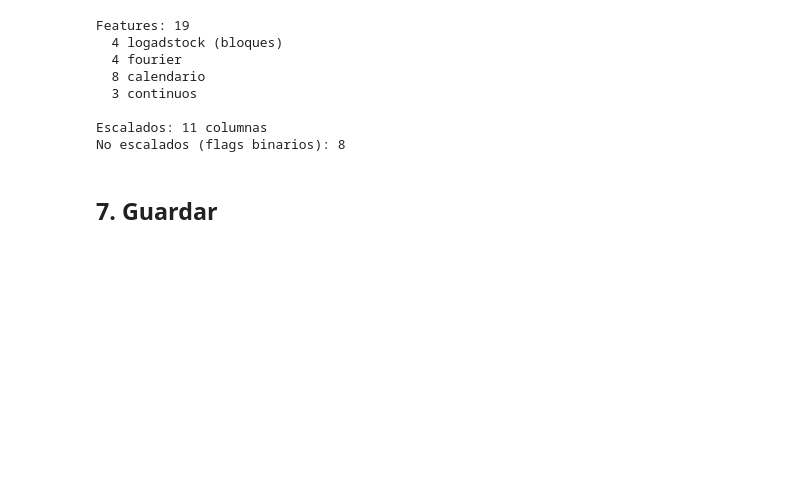
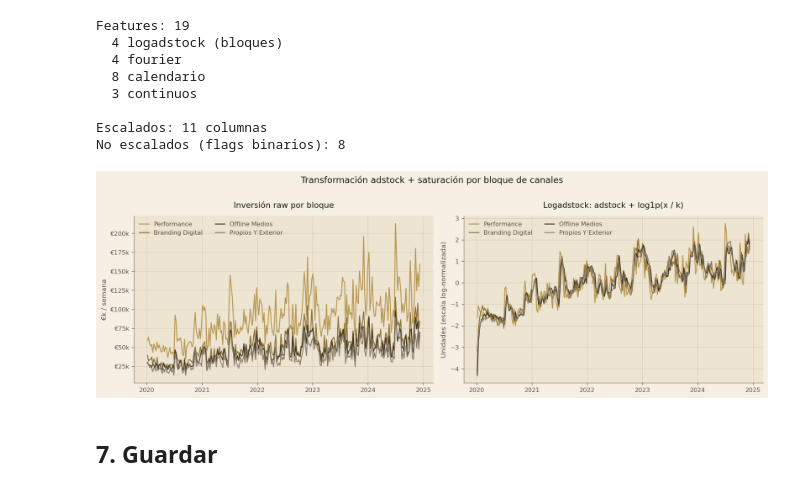
Before and after one commit to alejandrobarreche/Marketing-IA, a Jupyter notebook: 2-data_preparation.ipynb, the cells around one changed output. Cells and saved outputs as stored; diff of their text form; code cells hidden in the pictures; blank space fills up the shorter version.

```diff
--- a/2-data_preparation.ipynb
+++ b/2-data_preparation.ipynb
@@ -398,6 +398,89 @@ Features: 19
 
 Escalados: 11 columnas
 No escalados (flags binarios): 8
+# %%
+import matplotlib.pyplot as plt
+import matplotlib.ticker as mticker
+import matplotlib.dates as mdates
+
+# ── Paleta del deck (fondo crema + dorados oscuros) ─────────────────────────
+BG        = "#F5EFE4"
+PANEL     = "#EDE4D2"   # ligeramente más cálido para los ejes
+INK       = "#1A140C"
+INK_DIM   = "#5E5142"
+INK_MUTE  = "#8A7E6B"
+
+# Un color por bloque (orden = INV_GROUP_COLS)
+KM_CHANNELS = [
+    "#B5954A",   # Performance         – oro medio
+    "#8A6E2F",   # Branding Digital    – oro oscuro
+    "#3F3324",   # Offline Medios      – café profundo
+    "#8A7E6B",   # Propios y Exterior  – topo / crudo
+]
+
+plt.rcParams.update({
+    "font.family":      "DejaVu Sans",
+    "axes.edgecolor":   INK_MUTE,
+    "axes.labelcolor":  INK_DIM,
+    "xtick.color":      INK_DIM,
+    "ytick.color":      INK_DIM,
+    "axes.titlecolor":  INK,
+    "text.color":       INK,
+    "axes.titlesize":   12,
+    "axes.titleweight": "medium",
+})
+
+fig, (ax_raw, ax_log) = plt.subplots(1, 2, figsize=(14, 4.6))
+fig.patch.set_facecolor(BG)
+
+block_labels = [c.replace("inv_", "").replace("_", " ").title() for c in INV_GROUP_COLS]
+log_labels   = [c.replace("logadstock_", "").replace("_", " ").title() for c in LOGADSTOCK_COLS]
+
+for ax in (ax_raw, ax_log):
+    ax.set_facecolor(PANEL)
+    ax.grid(True, color=INK_MUTE, alpha=0.25, linewidth=0.6)
+    ax.spines["top"].set_visible(False)
+    ax.spines["right"].set_visible(False)
+    for side in ("bottom", "left"):
+        ax.spines[side].set_color(INK_MUTE)
+
+# ── Izquierda: inversión raw ────────────────────────────────────────────────
+for col, color, label in zip(INV_GROUP_COLS, KM_CHANNELS, block_labels):
+    ax_raw.plot(df[DATE_COL], df[col], lw=1.4, color=color, label=label, alpha=0.95)
+ax_raw.yaxis.set_major_formatter(mticker.FuncFormatter(lambda x, _: f"€{x/1e3:.0f}k"))
+ax_raw.xaxis.set_major_locator(mdates.YearLocator())
+ax_raw.xaxis.set_major_formatter(mdates.DateFormatter("%Y"))
+ax_raw.set_title("Inversión raw por bloque", pad=12)
+ax_raw.set_ylabel("€k / semana")
+ax_raw.legend(
+    fontsize=9, ncol=2, frameon=False,
+    labelcolor=INK_DIM, handlelength=1.6, loc="upper left",
+)
+
+# ── Derecha: logadstock ─────────────────────────────────────────────────────
+for col, color, label in zip(LOGADSTOCK_COLS, KM_CHANNELS, log_labels):
+    ax_log.plot(df[DATE_COL], df[col], lw=1.4, color=color, label=label, alpha=0.95)
+ax_log.xaxis.set_major_locator(mdates.YearLocator())
+ax_log.xaxis.set_major_formatter(mdates.DateFormatter("%Y"))
+ax_log.set_title("Logadstock: adstock + log1p(x / k)", pad=12)
+ax_log.set_ylabel("Unidades (escala log-normalizada)")
+ax_log.legend(
+    fontsize=9, ncol=2, frameon=False,
+    labelcolor=INK_DIM, handlelength=1.6, loc="upper left",
+)
+
+fig.suptitle(
+    "Transformación adstock + saturación por bloque de canales",
+    fontsize=13, color=INK, y=1.01,
+)
+plt.tight_layout()
+plt.savefig(
+    os.path.join(WAREHOUSE, "dp_g1_raw_vs_logadstock.png"),
+    dpi=200, bbox_inches="tight", facecolor=BG,
+)
+plt.show()
+# %% [output]
+[figure, added]
 # %% [markdown]
 ## 7. Guardar
 # %%
```
Also changed, not shown: 1 other file.
